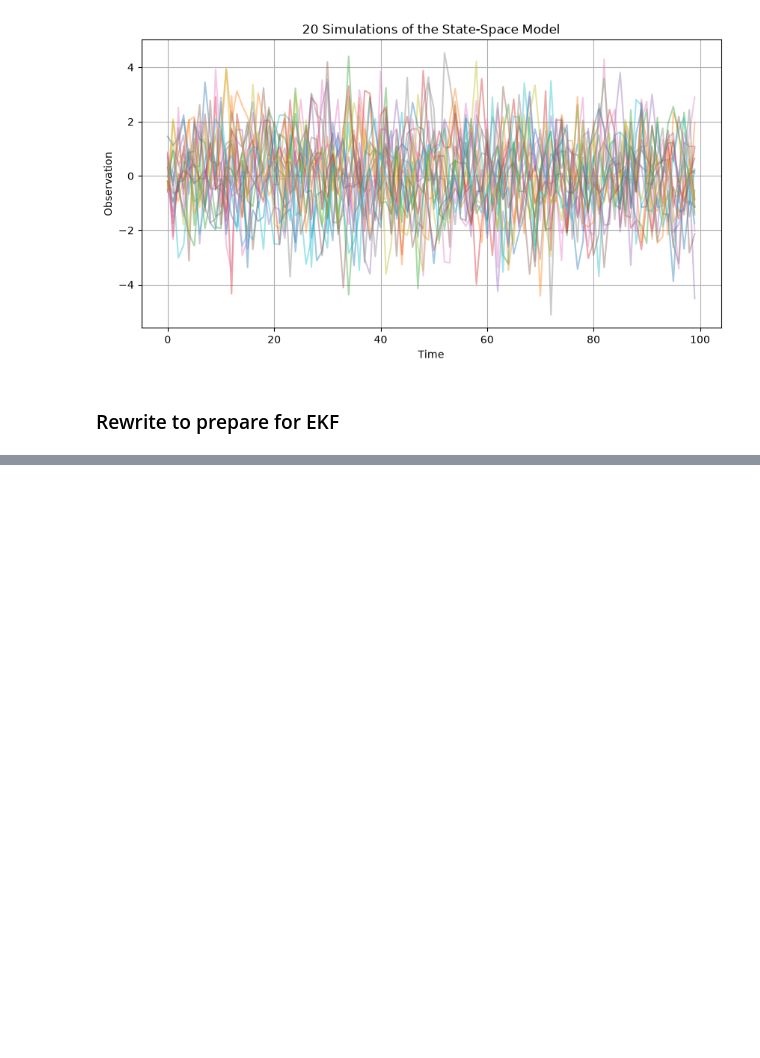
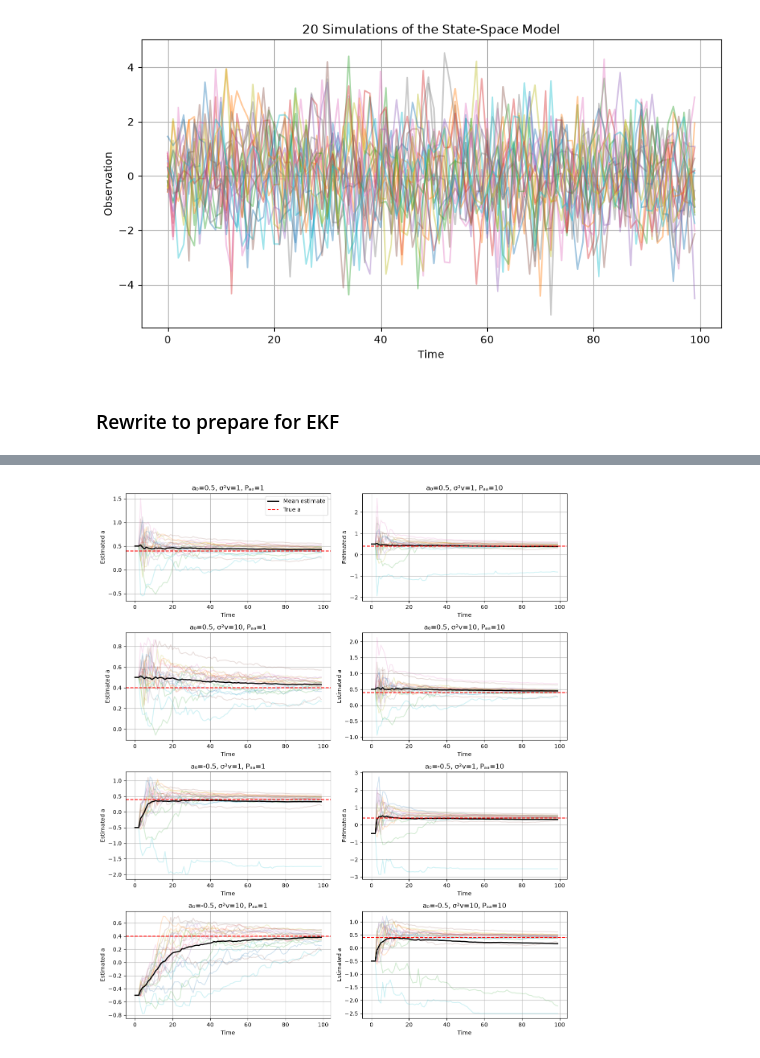
Before and after one commit to Husted42/advanced-time-series-analysis, a Jupyter notebook: assignment-2/part-4/code.ipynb, the cells around one changed output, grey strips where cells are left out. Saved outputs shown, nothing was run; the diff lists cells and outputs as text; code cells hidden in the pictures; blank space fills up the shorter version.

```diff
--- a/assignment-2/part-4/code.ipynb
+++ b/assignment-2/part-4/code.ipynb
@@ -198,0 +362,5 @@ Control input: [1. 1. 1. 1. 1. 1. 1. 1. 1. 1. 1. 1. 1. 1. 1. 1. 1. 1. 1. 1. 1. 1
+# %%
+results = run_experiments(Y, u)
+plot_ekf_results(results)
+# %% [output]
+[figure, added]
```
Also changed, not shown: parts of 14 cells of this notebook, 2 other files.
